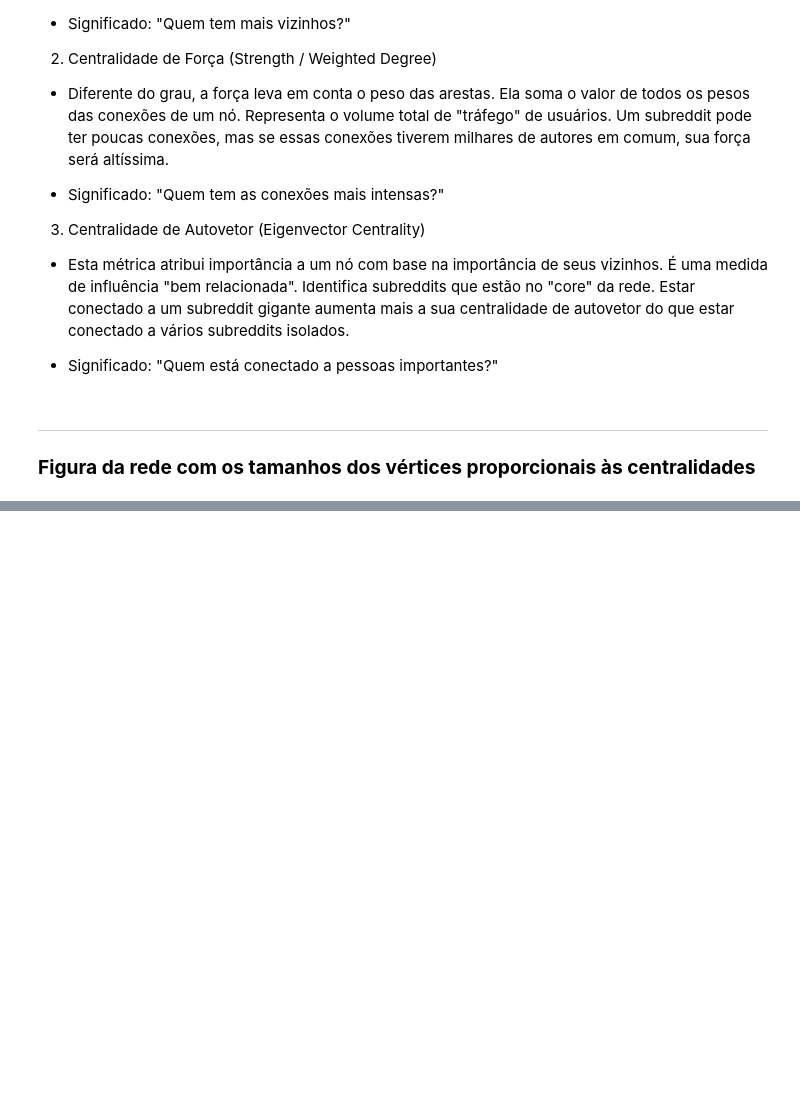
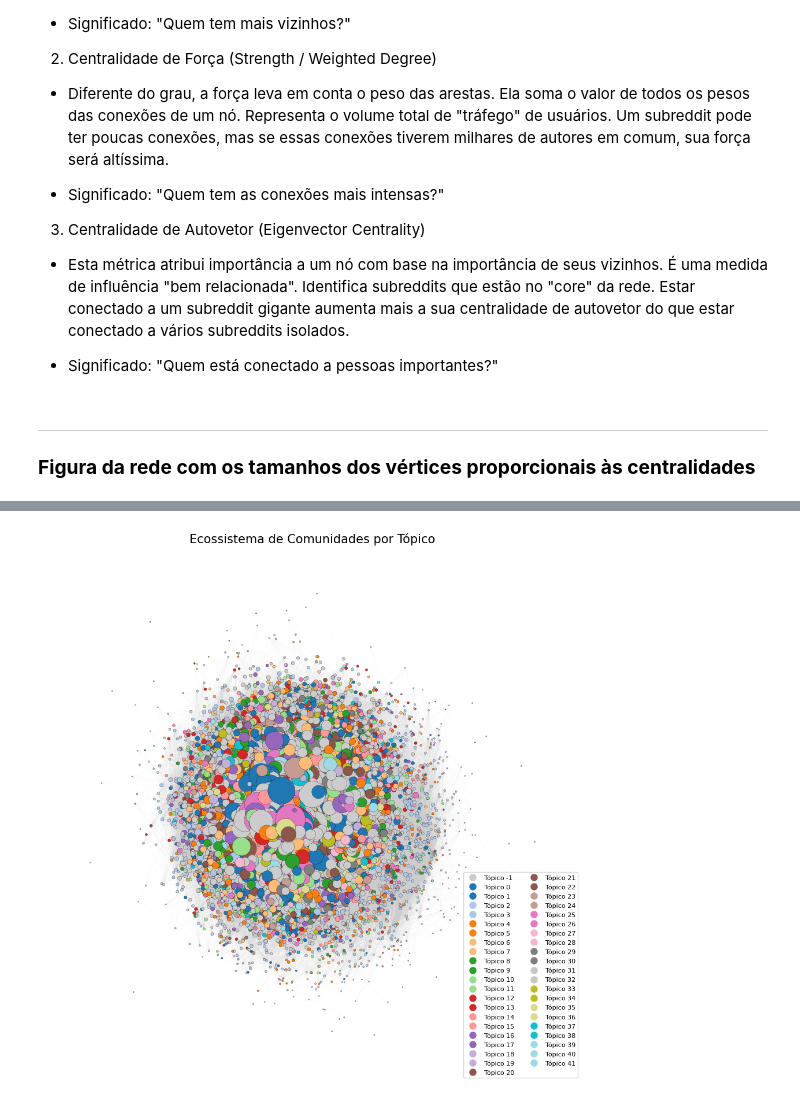
Before and after one commit to MateusoBrito/web-scraping-reddit, a Jupyter notebook: notebooks/02_graph_analysis.ipynb, the cells around one changed output, grey strips where cells are left out. Drawn from its saved outputs; the diff is of its cells as text; code cells hidden in the pictures; blank space fills up the shorter version.

```diff
--- a/notebooks/02_graph_analysis.ipynb
+++ b/notebooks/02_graph_analysis.ipynb
@@ -237,3 +226,59 @@ df = pd.DataFrame(rows)
+# %%
+# Expande a lista de subreddits em linhas individuais
+df_expanded = df_topics.copy()
+df_expanded['subreddits_list'] = df_expanded['subreddits_list'].str.split(', ')
+df_expanded = df_expanded.explode('subreddits_list')
+df_expanded.columns = ['topic', 'subreddit']
+
+# Cria dicionário subreddit → tópico
+subreddit_to_topic = dict(zip(df_expanded['subreddit'], df_expanded['topic']))
+
+import matplotlib.cm as cm
+import matplotlib.colors as mcolors
+
+# Atribui tópico a cada vértice (-1 para os que não têm)
+g.vs['topic'] = [subreddit_to_topic.get(name, -1) for name in g.vs['name']]
+
+# Cria paleta de cores — um por tópico
+topics = sorted(set(g.vs['topic']))
+n_topics = len(topics)
+palette = cm.get_cmap('tab20', n_topics)
+topic_to_color = {t: mcolors.to_hex(palette(i)) for i, t in enumerate(topics)}
+
+# Tópico -1 (sem classificação) fica cinza
+topic_to_color[-1] = "#cccccc"
+
+colors = [topic_to_color[t] for t in g.vs['topic']]
+
+# Plot
+layout = g.layout("kk")
+fig, ax = plt.subplots(figsize=(12, 12))
+
+sizes = [np.sqrt(v) * 50 + 2 for v in g.vs['eigen']]
+
+ig.plot(
+    g,
+    target=ax,
+    layout=layout,
+    vertex_size=sizes,
+    vertex_color=colors,
+    vertex_frame_width=0.2,
+    edge_width=0.1,
+    edge_color="#cccccc44",
+    vertex_label=None,
+)
+
+# Legenda
+handles = [plt.Line2D([0], [0], marker='o', color='w',
+           markerfacecolor=topic_to_color[t], markersize=10, label=f'Tópico {t}')
+           for t in topics]
+ax.legend(handles=handles, loc='lower right', fontsize=8, ncol=2)
+
+plt.title("Ecossistema de Comunidades por Tópico", fontsize=15)
+plt.axis('off')
+plt.show()
+# %% [output]
+[figure, added]
 # %%
 df_depths = df.groupby('subreddit')['depth'].min().reset_index()
 depth_map = dict(zip(df_depths['subreddit'], df_depths['depth']))
```
Also changed, not shown: parts of 12 cells of this notebook, 28 other files.
